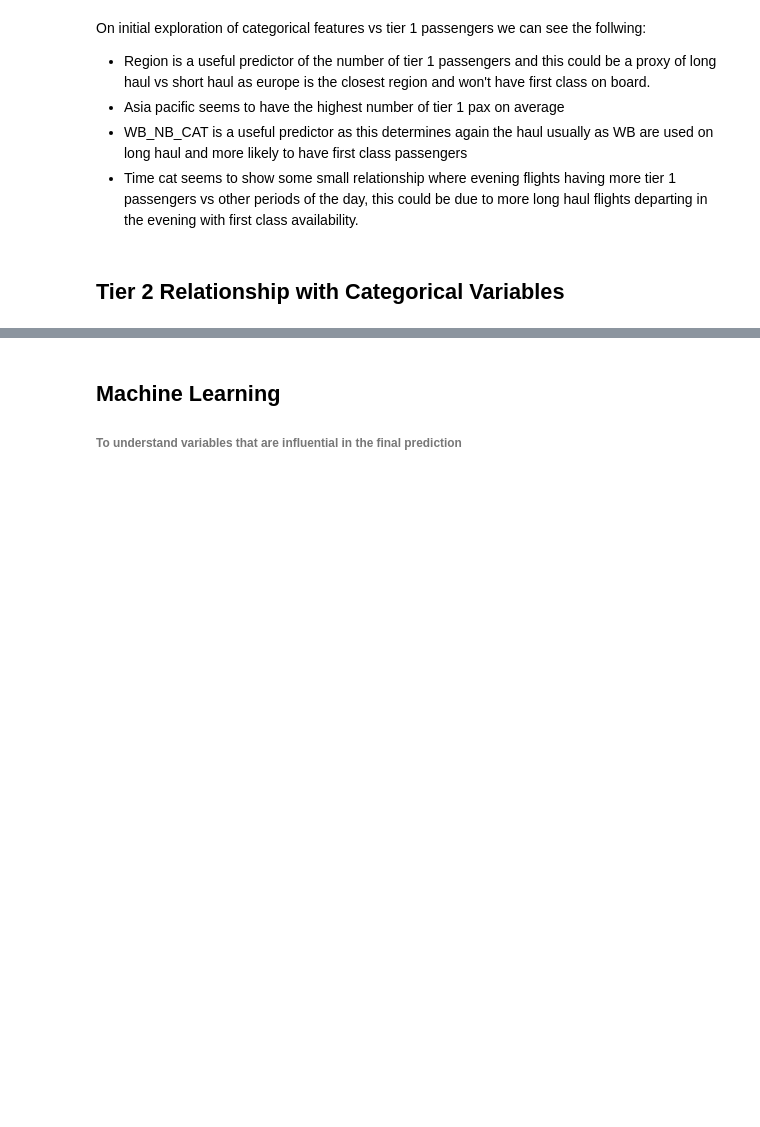
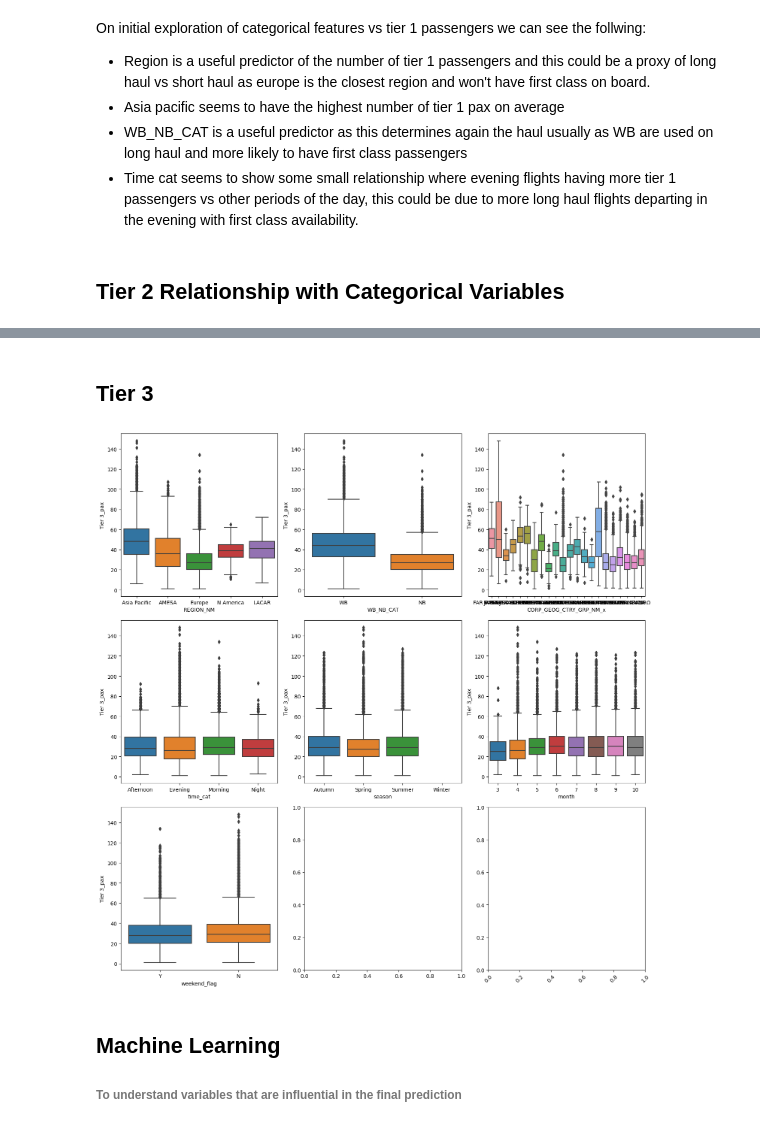
Before and after one commit to archied98/HackathonRepo, a Jupyter notebook: Ops Hackathon Starter Code.ipynb, the cells around one changed output, grey strips where cells are left out. Saved outputs shown, nothing was run; the diff lists cells and outputs as text; code cells hidden in the pictures; blank space fills up the shorter version.

```diff
--- a/Ops Hackathon Starter Code.ipynb
+++ b/Ops Hackathon Starter Code.ipynb
@@ -735,3 +759,9 @@ boxplot_cat(cat_feat, df_flight, 'Tier 2_pax')
+# %% [markdown]
+## Tier 3
+# %%
+boxplot_cat(cat_feat, df_flight, 'Tier 3_pax')
+# %% [output]
+[figure, added]
 # %% [markdown]
 ## Machine Learning
 
```
Also changed, not shown: parts of 17 cells of this notebook.
